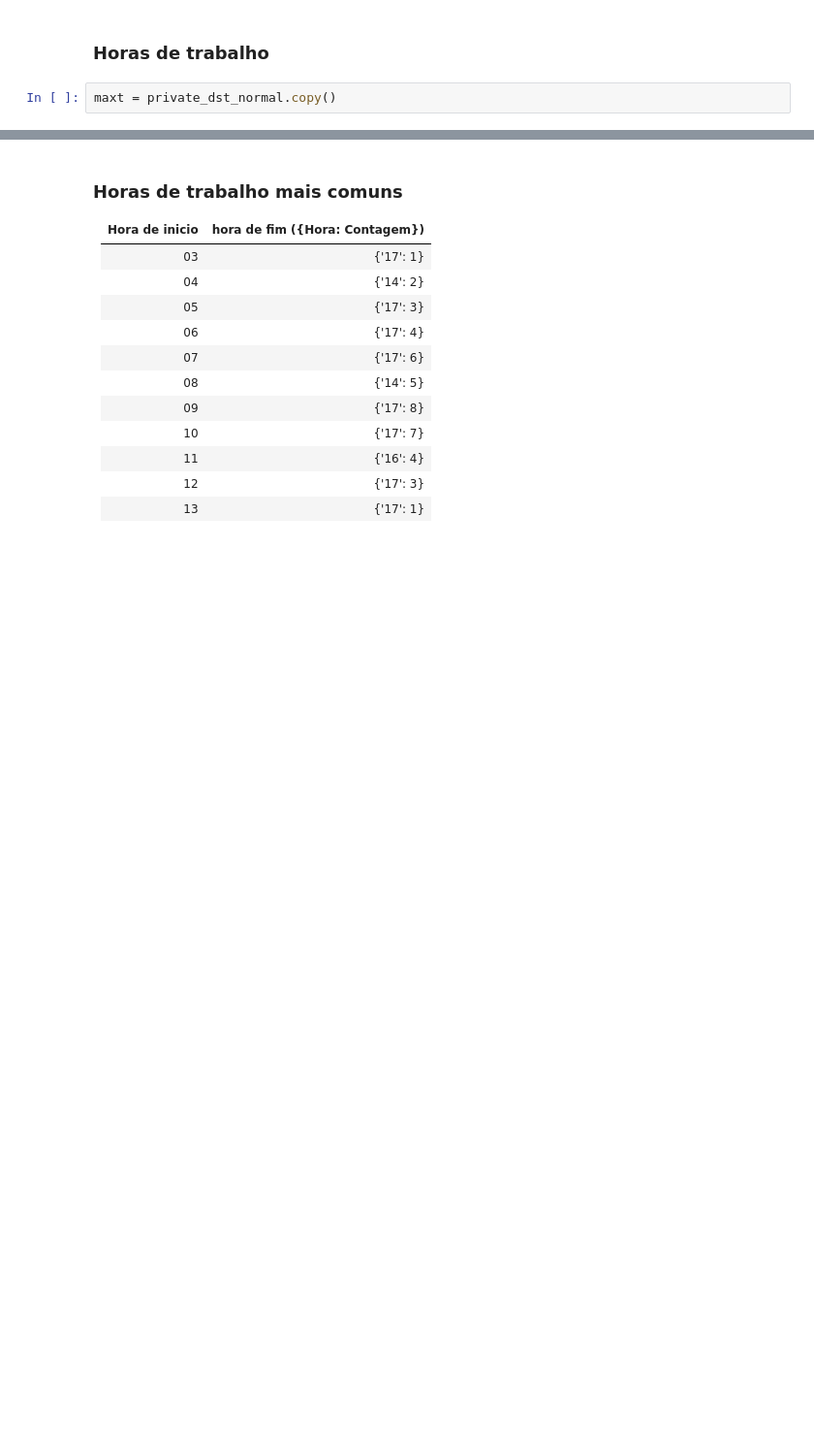
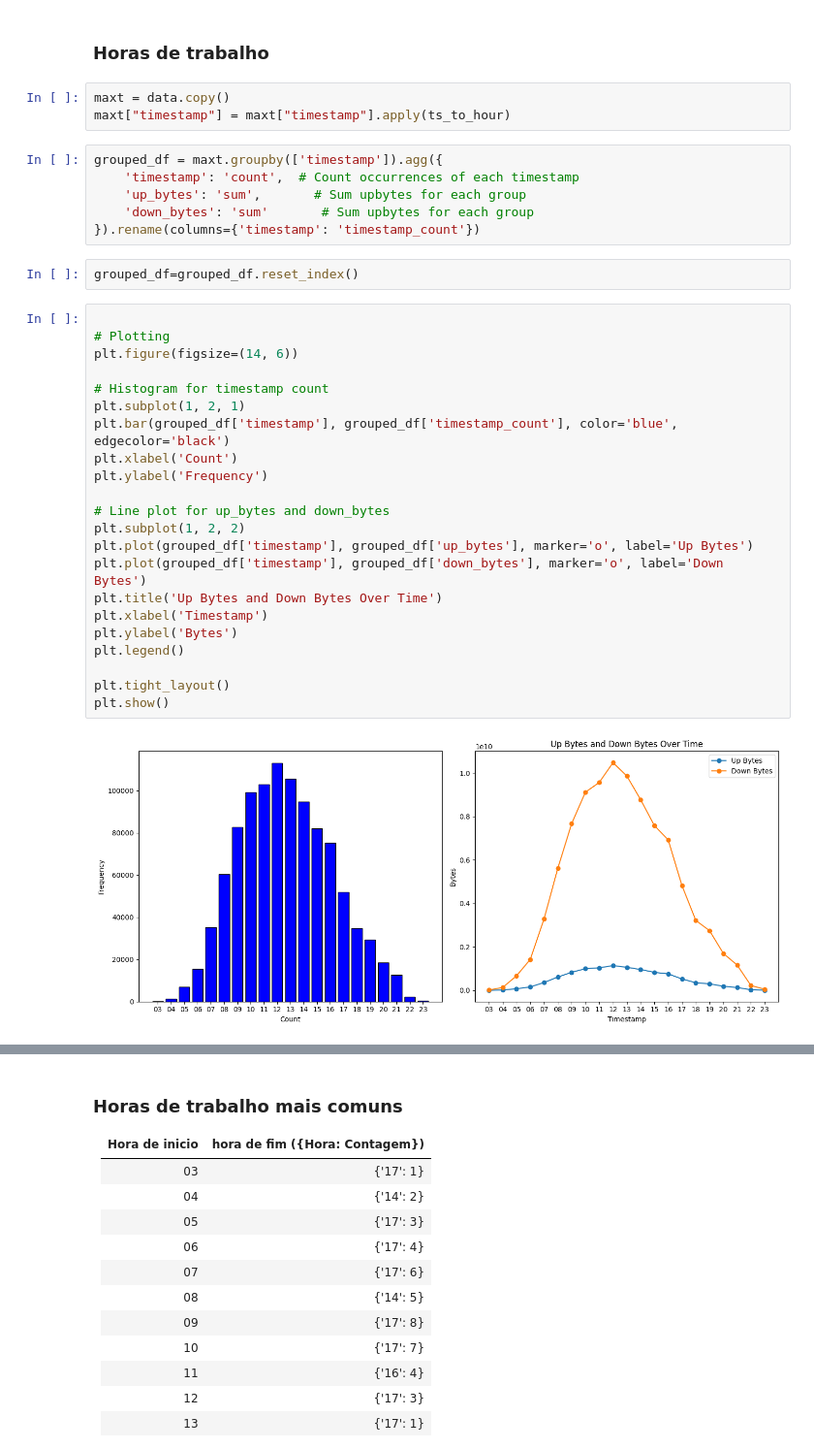
Before and after one commit to Pedro-Lopes-Frisson/srcp2, a Jupyter notebook: DataNormal.ipynb, the cells around one changed output, grey strips where cells are left out. Shown: that part at 97% size. Saved outputs shown, nothing was run; the diff lists cells and outputs as text; blank space fills up the shorter version.

```diff
--- a/DataNormal.ipynb
+++ b/DataNormal.ipynb
@@ -149,4 +157,37 @@ data.groupby("src_ip").agg({
 # %% [markdown]
 ### Horas de trabalho
 # %%
-maxt = private_dst_normal.copy()
+maxt = data.copy()
+maxt["timestamp"] = maxt["timestamp"].apply(ts_to_hour)
+# %%
+grouped_df = maxt.groupby(['timestamp']).agg({
+    'timestamp': 'count',  # Count occurrences of each timestamp
+    'up_bytes': 'sum',       # Sum upbytes for each group
+    'down_bytes': 'sum'       # Sum upbytes for each group
+}).rename(columns={'timestamp': 'timestamp_count'})
+# %%
+grouped_df=grouped_df.reset_index()
+# %%
+
+# Plotting
+plt.figure(figsize=(14, 6))
+
+# Histogram for timestamp count
+plt.subplot(1, 2, 1)
+plt.bar(grouped_df['timestamp'], grouped_df['timestamp_count'], color='blue', edgecolor='black')
+plt.xlabel('Count')
+plt.ylabel('Frequency')
+
+# Line plot for up_bytes and down_bytes
+plt.subplot(1, 2, 2)
+plt.plot(grouped_df['timestamp'], grouped_df['up_bytes'], marker='o', label='Up Bytes')
+plt.plot(grouped_df['timestamp'], grouped_df['down_bytes'], marker='o', label='Down Bytes')
+plt.title('Up Bytes and Down Bytes Over Time')
+plt.xlabel('Timestamp')
+plt.ylabel('Bytes')
+plt.legend()
+
+plt.tight_layout()
+plt.show()
+# %% [output]
+[figure, added]
```
Also changed, not shown: parts of 12 cells of this notebook, 4 other files.
